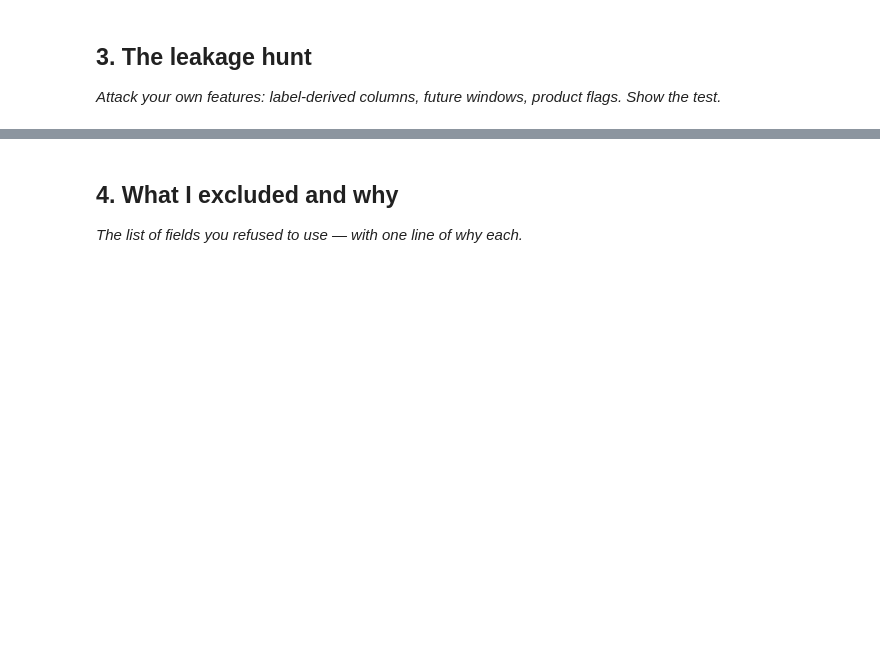
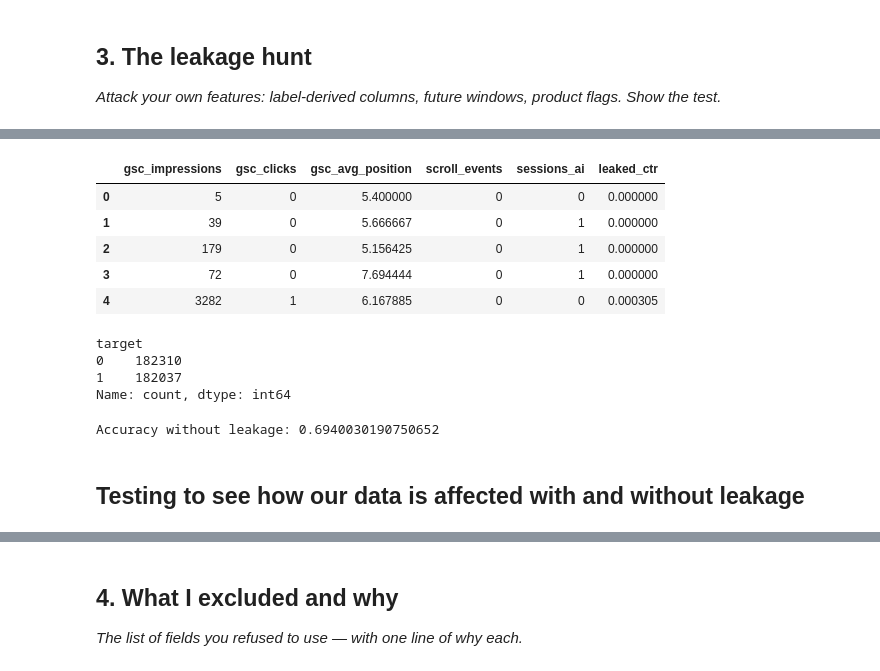
Before and after one commit to Greemines/Flyrank-Notebook-1, a Jupyter notebook: work/notebooks/w03_feature_leakage_check.ipynb, the cells around one changed output, grey strips where cells are left out. Cells and saved outputs as stored; diff of their text form; code cells hidden in the pictures; blank space fills up the shorter version.

Commit message:
complete ML-04 data contract and ML-05 leakage check. (includes setups and all)

```diff
--- a/work/notebooks/w03_feature_leakage_check.ipynb
+++ b/work/notebooks/w03_feature_leakage_check.ipynb
@@ -29,0 +156,80 @@ This skeleton is yours to fill. Work the sections **in order** — each one has
+# %%
+import pandas as pd
+
+df = con.sql(f"""
+SELECT
+    gsc_impressions,
+    gsc_clicks,
+    gsc_avg_position,
+    scroll_events,
+    sessions_ai,
+
+    CASE
+        WHEN gsc_impressions > 0
+        THEN CAST(gsc_clicks AS DOUBLE) / gsc_impressions
+        ELSE NULL
+    END AS leaked_ctr
+
+FROM read_parquet(
+    '{rel}/fact_content_daily_performance/month=2026-03/data_0.parquet'
+)
+
+WHERE
+    gsc_data_available IS TRUE
+    AND ga4_data_available IS TRUE
+    AND gsc_impressions > 0
+""").df()
+
+df.head()
+# %% [output]
+|  | gsc_impressions | gsc_clicks | gsc_avg_position | scroll_events | sessions_ai | leaked_ctr |
+| 0 | 5 | 0 | 5.400000 | 0 | 0 | 0.000000 |
+| 1 | 39 | 0 | 5.666667 | 0 | 1 | 0.000000 |
+| 2 | 179 | 0 | 5.156425 | 0 | 1 | 0.000000 |
+| 3 | 72 | 0 | 7.694444 | 0 | 1 | 0.000000 |
+| 4 | 3282 | 1 | 6.167885 | 0 | 0 | 0.000305 |
+# %%
+median_ctr = df["leaked_ctr"].median()
+
+df["target"] = (df["leaked_ctr"] > median_ctr).astype(int)
+
+print(df["target"].value_counts())
+# %% [output]
+target
+0    182310
+1    182037
+Name: count, dtype: int64
+# %%
+#training without leakage
+from sklearn.model_selection import train_test_split
+from sklearn.tree import DecisionTreeClassifier
+from sklearn.metrics import accuracy_score
+
+safe_features = [
+    "gsc_impressions",
+    "gsc_avg_position",
+    "scroll_events",
+    "sessions_ai"
+]
+
+X = df[safe_features]
+y = df["target"]
+
+X_train, X_test, y_train, y_test = train_test_split(
+    X, y,
+    test_size=0.2,
+    random_state=42
+)
+
+model = DecisionTreeClassifier(max_depth=3, random_state=42)
+
+model.fit(X_train, y_train)
+
+pred = model.predict(X_test)
+
+print("Accuracy without leakage:",
+      accuracy_score(y_test, pred))
+# %% [output]
+Accuracy without leakage: 0.6940030190750652
+# %% [markdown]
+## **Testing to see how our data is affected with and without leakage**
```
Also changed, not shown: parts of 16 cells of this notebook.
